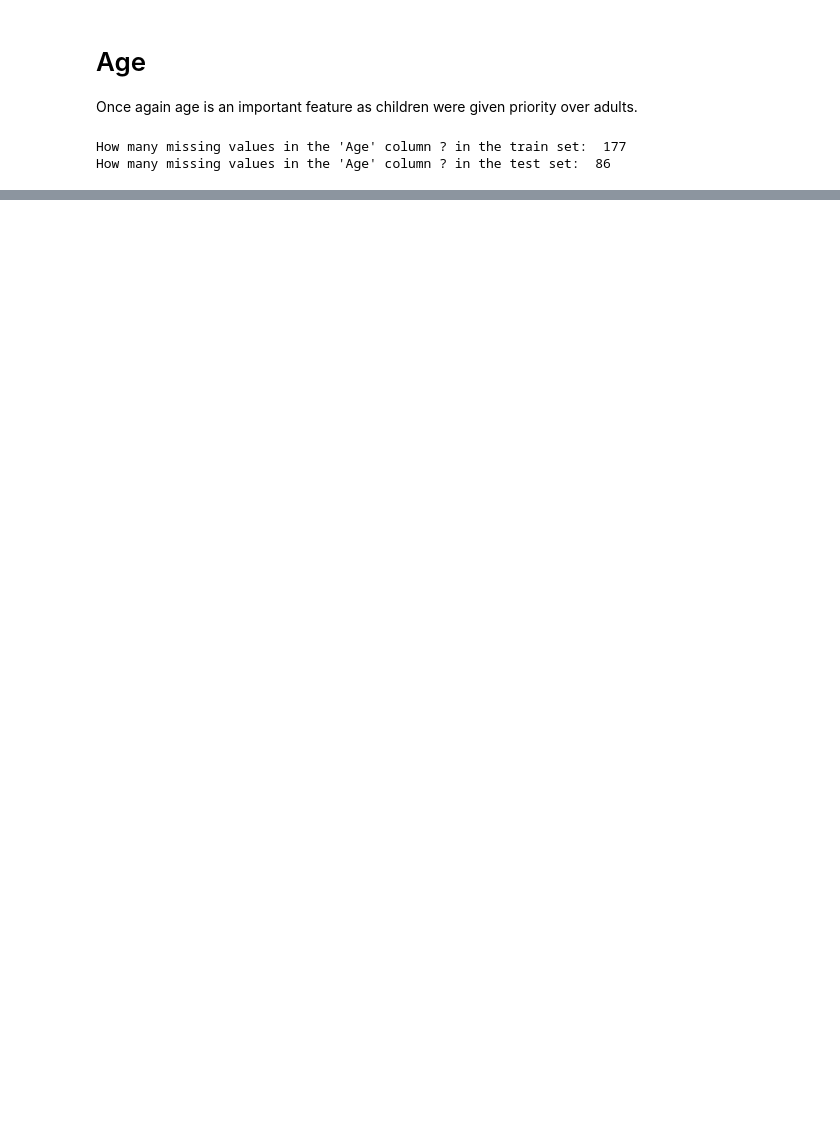
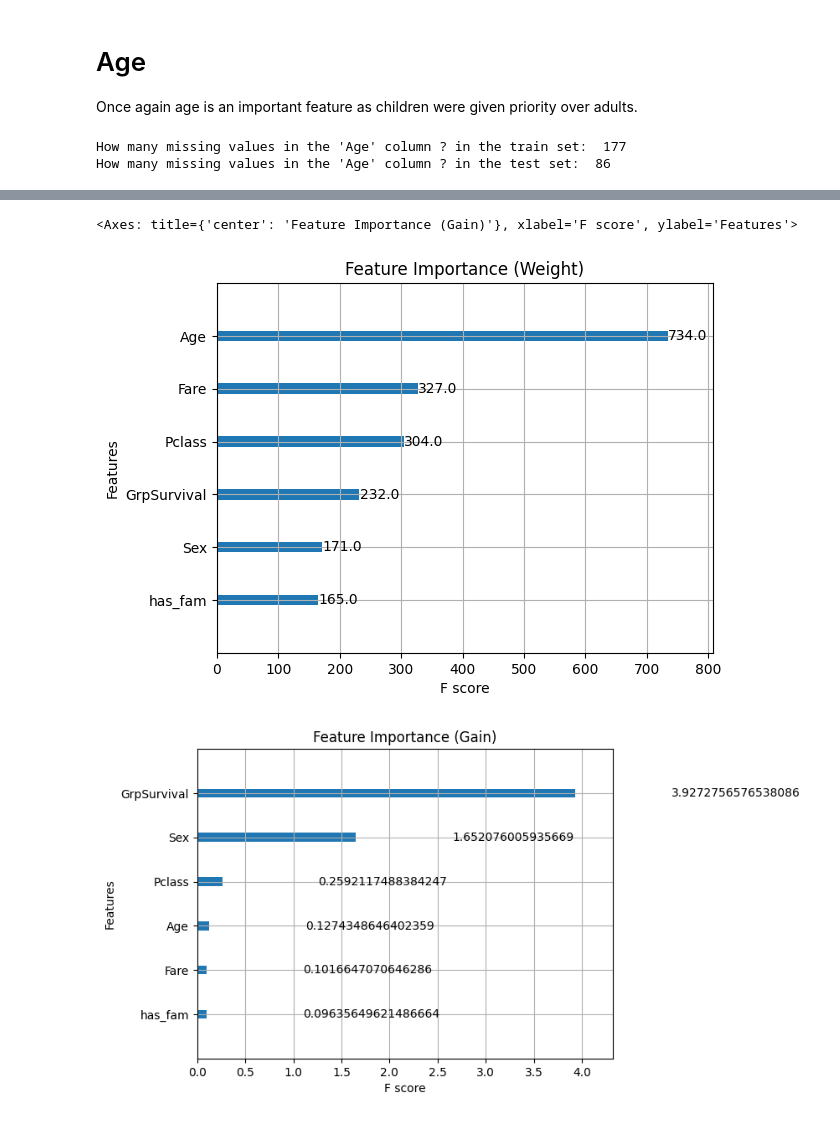
Before and after one commit to Noah4575/titanic, a Jupyter notebook: titanic.ipynb, the cells around one changed output, grey strips where cells are left out. Saved outputs shown, nothing was run; the diff lists cells and outputs as text; code cells hidden in the pictures; blank space fills up the shorter version.

```diff
--- a/titanic.ipynb
+++ b/titanic.ipynb
@@ -162,9 +161,0 @@ plt.show()
-# %%
-#Filling missing Embarked values with most frequent value and then numerize them
-S = train['Embarked'].value_counts()
-
-train['Embarked'] = train['Embarked'].fillna('S')
-test['Embarked'] = test['Embarked'].fillna('S')
-
-train['Embarked'] = train['Embarked'].replace({'S': 0, 'C': 1, 'Q': 2})
-test['Embarked'] = test['Embarked'].replace({'S': 0, 'C': 1, 'Q': 2})
@@ -256,0 +267,9 @@ XGBClassifier(base_score=None, booster=None, callbacks=None,
+# %%
+train.drop(['Name','Ticket','Cabin','Embarked','PassengerId','SibSp','Parch','LastName','FamSize','Title'],axis=1,inplace=True)
+test.drop(['Name','Ticket','Cabin','Embarked','SibSp','Parch','LastName','Survived','FamSize','Title'],axis=1,inplace=True)
+
+#Split the data into x and y
+x_train = train.drop('Survived', axis=1)
+y_train = train['Survived']
+
+train.corr()
@@ -257,4 +285,9 @@ XGBClassifier(base_score=None, booster=None, callbacks=None,
 # %%
+from xgboost import XGBClassifier
+
+model = XGBClassifier(enable_categorical=True)
+model.fit(x_train, y_train)
+
 pred = model.predict(test.drop('PassengerId', axis=1))
 threshold = 0.5
 
@@ -389,0 +298,10 @@ KeyError: 'Name'
+# %%
+from xgboost import plot_importance
+
+# Plot using different importance types
+plot_importance(model, importance_type='weight', title='Feature Importance (Weight)')
+plot_importance(model, importance_type='gain', title='Feature Importance (Gain)')
+# %% [output]
+<Axes: title={'center': 'Feature Importance (Gain)'}, xlabel='F score', ylabel='Features'>
+[figure, added]
+[figure, added]
```
Also changed, not shown: parts of 15 cells of this notebook.
